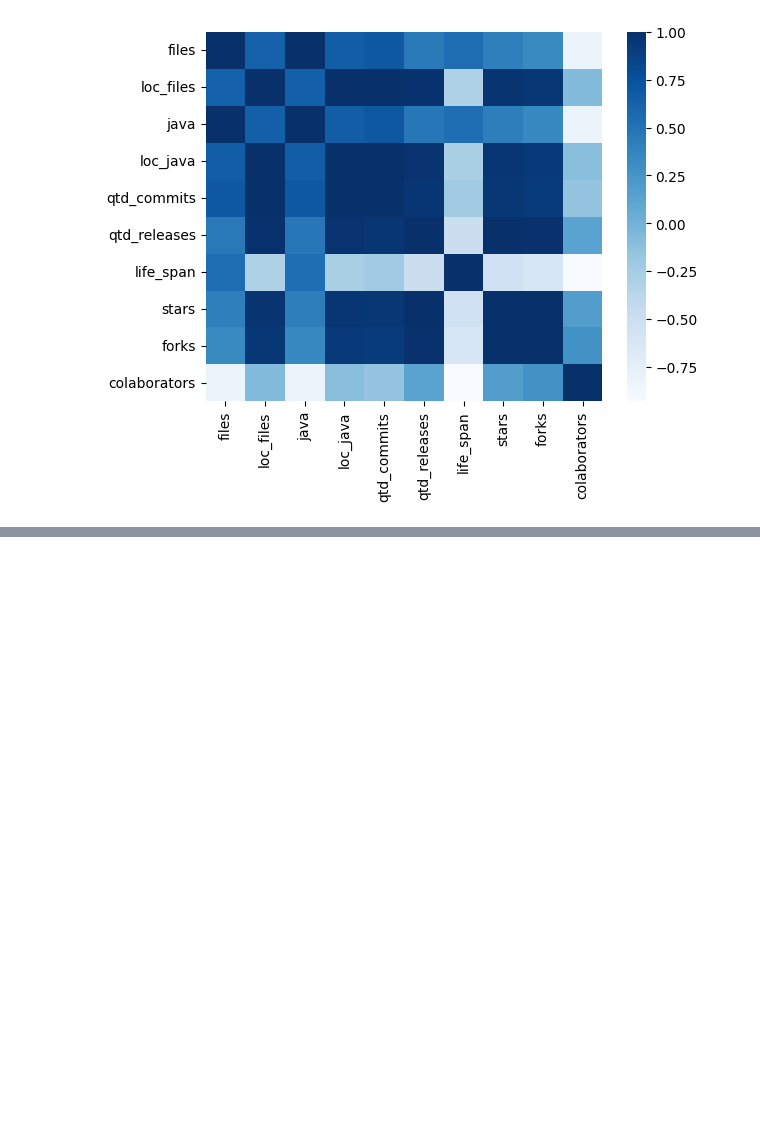
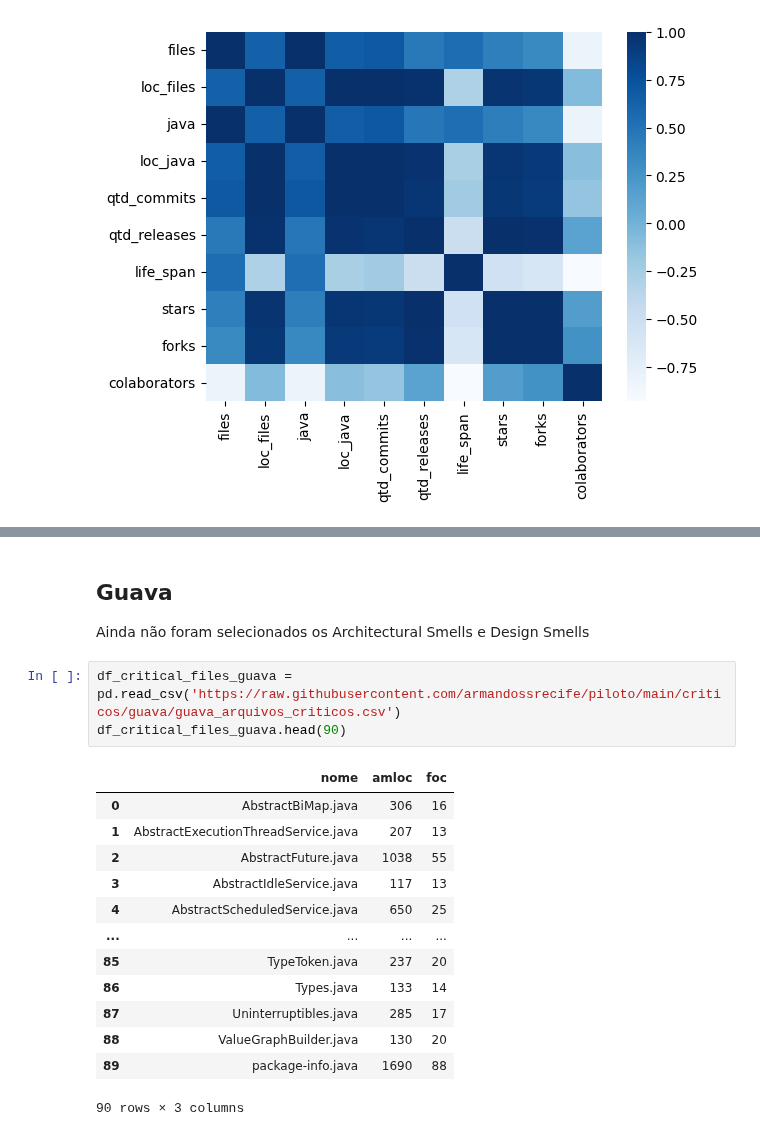
Before and after one commit to armandossrecife/piloto, a Jupyter notebook: compara_sas2022.ipynb, the cells around one changed output, grey strips where cells are left out. Drawn from its saved outputs; the diff is of its cells as text; blank space fills up the shorter version.

```diff
--- a/compara_sas2022.ipynb
+++ b/compara_sas2022.ipynb
@@ -857,0 +885,21 @@ sns.heatmap(corr, cmap='Blues')
+# %% [markdown]
+## Guava
+
+Ainda não foram selecionados os Architectural Smells e Design Smells
+# %%
+df_critical_files_guava = pd.read_csv('https://raw.githubusercontent.com/armandossrecife/piloto/main/criticos/guava/guava_arquivos_criticos.csv')
+df_critical_files_guava.head(90)
+# %% [output]
+|  | nome | amloc | foc |
+| 0 | AbstractBiMap.java | 306 | 16 |
+| 1 | AbstractExecutionThreadService.java | 207 | 13 |
+| 2 | AbstractFuture.java | 1038 | 55 |
+| 3 | AbstractIdleService.java | 117 | 13 |
+| 4 | AbstractScheduledService.java | 650 | 25 |
+| ... | ... | ... | ... |
+| 85 | TypeToken.java | 237 | 20 |
+| 86 | Types.java | 133 | 14 |
+| 87 | Uninterruptibles.java | 285 | 17 |
+| 88 | ValueGraphBuilder.java | 130 | 20 |
+| 89 | package-info.java | 1690 | 88 |
+90 rows × 3 columns
```
Also changed, not shown: parts of 5 cells of this notebook.
